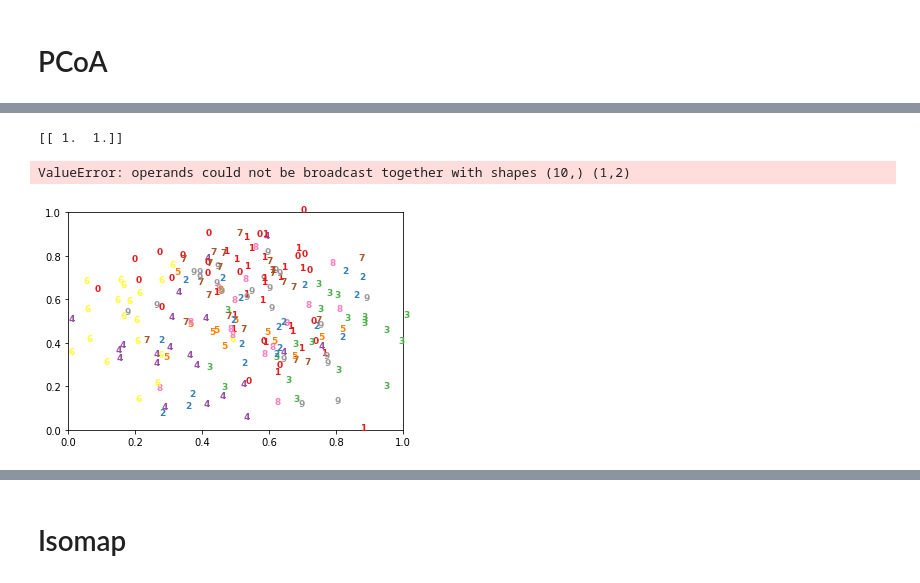
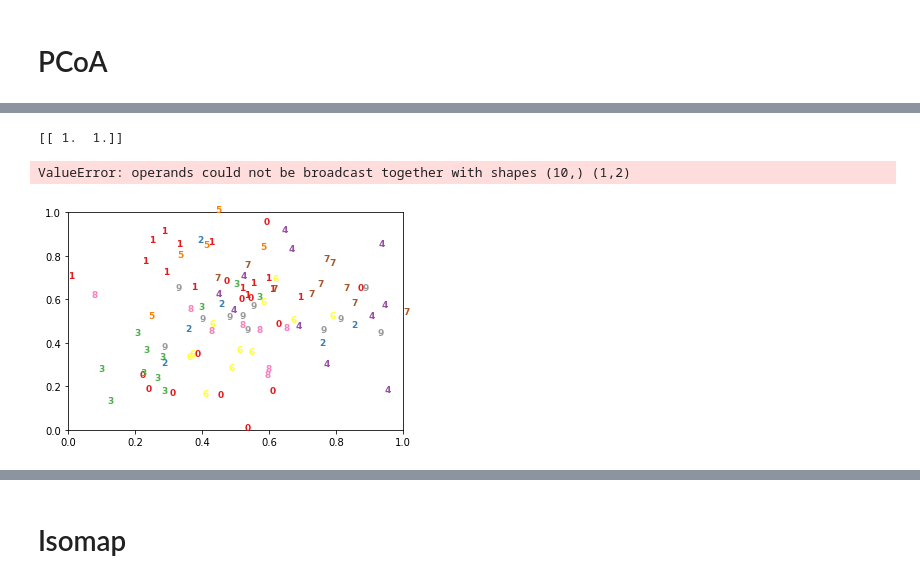
Before and after one commit to zerotosmthg/sciencedonnees, a Jupyter notebook: MNIST/mnistlab.ipynb, the cells around one changed output, grey strips where cells are left out. Cells and saved outputs as stored; diff of their text form; code cells hidden in the pictures.

```diff
--- a/MNIST/mnistlab.ipynb
+++ b/MNIST/mnistlab.ipynb
@@ -150,7 +150,7 @@ y_test = np.asarray(test_labels)
 X_test = np.asarray(test_data)
 # %%
 
-n_batches = 200 # size of batch
+n_batches = 100 # size of batch
 
 #Distance matrix
 D = dist_norm.dist_norm.norm_distance(X_train[:n_batches,:])
@@ -233,14 +235,14 @@ ValueError: operands could not be broadcast together with shapes (10,) (1,2)
 # %%
 # Fitting the PCoA model with the Euclidean distance measure of similarity.
 
 pcoa_eucl = MDS(dissimilarity = 'euclidean', n_components=n_comp)
-X_transf_eucl = pcoa_eucl.fit_transform(X_train[:n_batches,:],y_train[:n_batches])
+X_transf_eucl = pcoa_eucl.fit_transform(X_train[:n_batches,:]) #,y_train[:n_batches]
 
 plot_embedding(X_transf_eucl,"EUCLIDE - MDS embedding of the digits (time %.2fs)" ) #%(time() - t0)
 # %% [output]
 [[ 1.  1.]]
 ValueError: operands could not be broadcast together with shapes (10,) (1,2)
-[figure, old version]
+[figure, new version]
 # %%
 # Comparing the stress functions
 print("Error with normaliz_dist: %d" %pcoa_norm.stress_)
```
Also changed, not shown: parts of 10 cells of this notebook.
